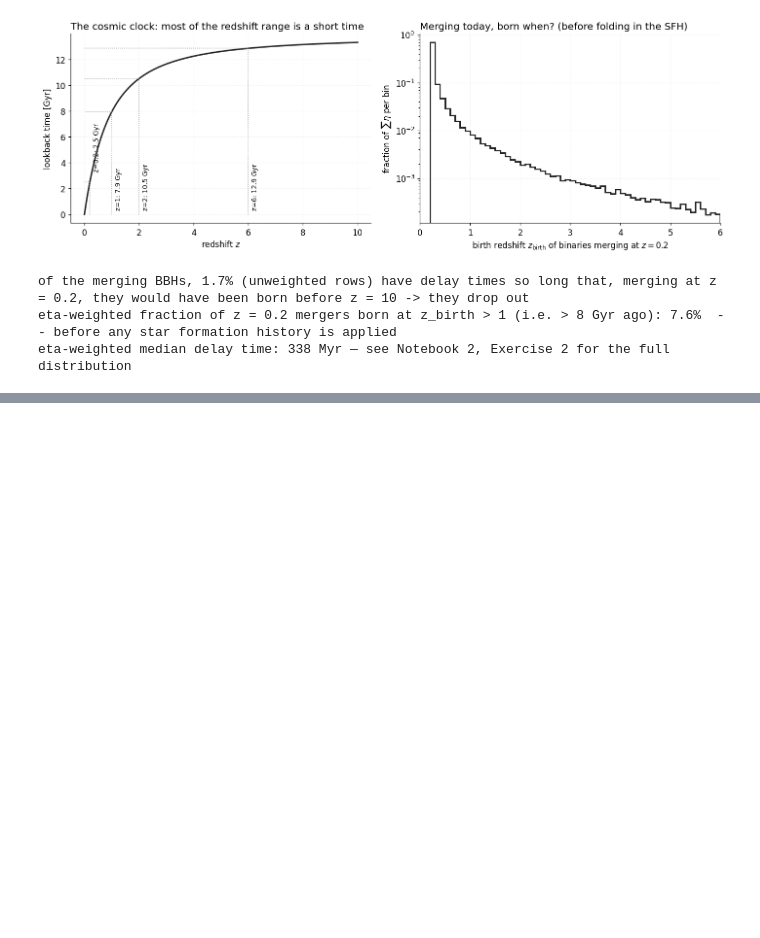
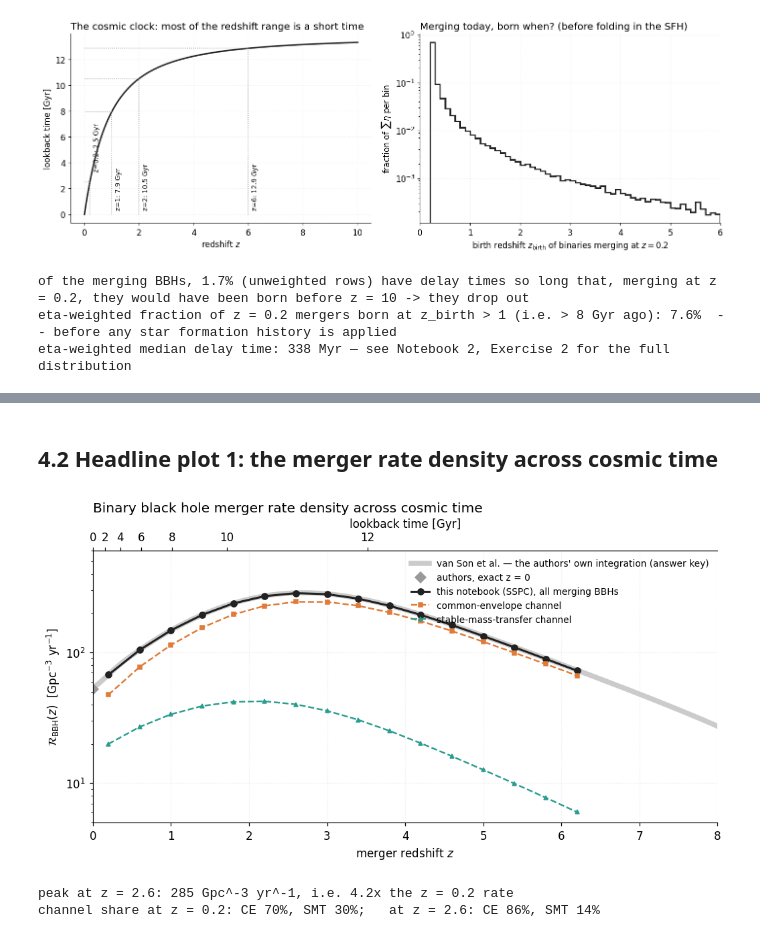
Before and after one commit to FloorBroekgaarden/GROWL-catalog-public, a Jupyter notebook: onboarding_growl/tutorial_3_cosmic_integration_predicting_merger_rates.ipynb, the cells around one changed output, grey strips where cells are left out. Cells and saved outputs as stored; diff of their text form; code cells hidden in the pictures; blank space fills up the shorter version.

```diff
--- a/onboarding_growl/tutorial_3_cosmic_integration_predicting_merger_rates.ipynb
+++ b/onboarding_growl/tutorial_3_cosmic_integration_predicting_merger_rates.ipynb
@@ -1004,0 +1224,20 @@ order; skim the first two, dip into the others as needed.
+# %%
+with h5py.File(SSPC_FILE, "r") as f:
+    print_hdf5_structure(f, subkey="output_data")
+    unit = extract_unit_dict(f, "output_data/bbh/rates/convolution_results/0.2/")["yield"]
+print("\nunit of 'yield':", unit)
+
+
+def read_sspc_yield(z_centre):
+    '''Per-system merger rate density contributions [Gpc^-3 yr^-1] at the given convolution-bin centre.'''
+    with h5py.File(SSPC_FILE, "r") as f:
+        # SSPC names each group str(np.round(bin_centre, 4)), e.g. "0.2", "1.0", "1.4"
+        return f[f"output_data/bbh/rates/convolution_results/{np.round(z_centre, 4)}/yield"][()]
+
+
+CONV_Z = 0.5 * (CONV_Z_EDGES[1:] + CONV_Z_EDGES[:-1])
+R_sspc = np.array([read_sspc_yield(z).sum() for z in CONV_Z])
+
+print(f"\n{'z':>5s} {'R_BBH [Gpc^-3 yr^-1]':>22s}")
+for z, r in zip(CONV_Z, R_sspc):
+    print(f"{z:5.1f} {r:22.1f}")
@@ -1004,0 +1319,32 @@ order; skim the first two, dip into the others as needed.
+# %% [markdown]
+## 4.2 Headline plot 1: the merger rate density across cosmic time
+# %%
+# channel split, as in Notebook 2 Part 5: no common envelope = stable mass transfer channel
+is_smt = (bbh.n_CE == 0).values
+R_sspc_ce  = np.array([read_sspc_yield(z)[~is_smt].sum() for z in CONV_Z])
+R_sspc_smt = np.array([read_sspc_yield(z)[is_smt].sum() for z in CONV_Z])
+
+fig, ax = plt.subplots(figsize=(9.5, 5.2))
+ax.plot(z_authors, R_authors, color=C_WRONG, lw=5, alpha=0.5, label="van Son et al. — the authors' own integration (answer key)")
+ax.plot([0], [R_authors_z0], "D", color=C_WRONG, ms=7, label="authors, exact z = 0")
+ax.plot(CONV_Z, R_sspc, "o-", color=CSYS, lw=2, ms=6, label="this notebook (SSPC), all merging BBHs")
+ax.plot(CONV_Z, R_sspc_ce,  "s--", color=C_CE,  lw=1.6, ms=4, label="common-envelope channel")
+ax.plot(CONV_Z, R_sspc_smt, "^--", color=C_SMT, lw=1.6, ms=4, label="stable-mass-transfer channel")
+ax.set_yscale("log"); ax.set_ylim(5, 600); ax.set_xlim(0, 8)
+ax.set_xlabel("merger redshift $z$")
+ax.set_ylabel(r"$\mathcal{R}_{\rm BBH}(z)$  [Gpc$^{-3}$ yr$^{-1}$]")
+ax.set_title("Binary black hole merger rate density across cosmic time", loc="left")
+secax = ax.secondary_xaxis("top", functions=(lambda z: lookback_time_Myr(z) / 1e3,
+                                             lambda t: redshift_at_lookback_time(t * 1e3)))
+secax.set_xlabel("lookback time [Gyr]")
+ax.legend(loc="upper right", fontsize=9)
+plt.tight_layout(); plt.show()
+
+i_pk = np.argmax(R_sspc)
+print(f"peak at z = {CONV_Z[i_pk]:.1f}: {R_sspc[i_pk]:.0f} Gpc^-3 yr^-1, i.e. {R_sspc[i_pk]/R_sspc[0]:.1f}x the z = 0.2 rate")
+print(f"channel share at z = 0.2: CE {100*R_sspc_ce[0]/R_sspc[0]:.0f}%, SMT {100*R_sspc_smt[0]/R_sspc[0]:.0f}%;"
+      f"   at z = {CONV_Z[i_pk]:.1f}: CE {100*R_sspc_ce[i_pk]/R_sspc[i_pk]:.0f}%, SMT {100*R_sspc_smt[i_pk]/R_sspc[i_pk]:.0f}%")
+# %% [output]
+[figure, added]
+peak at z = 2.6: 285 Gpc^-3 yr^-1, i.e. 4.2x the z = 0.2 rate
+channel share at z = 0.2: CE 70%, SMT 30%;   at z = 2.6: CE 86%, SMT 14%
```
Also changed, not shown: parts of 24 cells of this notebook, 1 other file.
